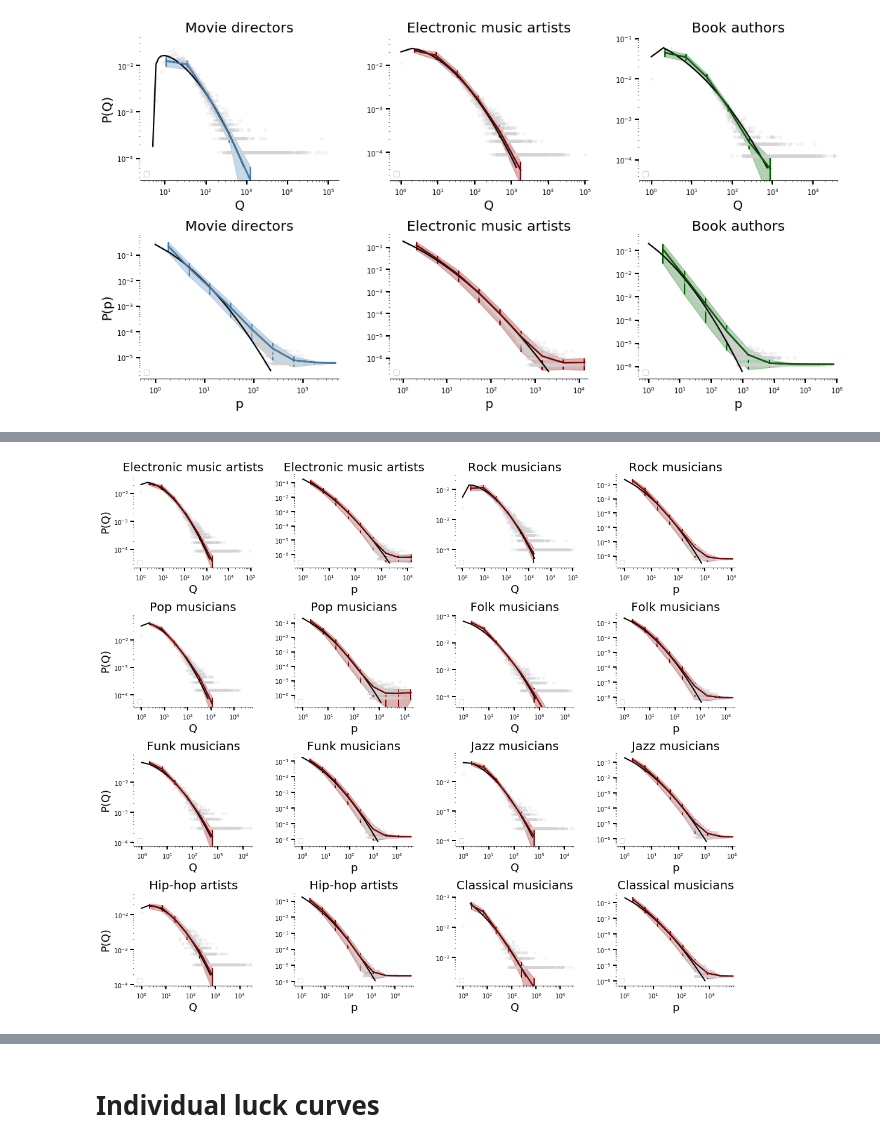
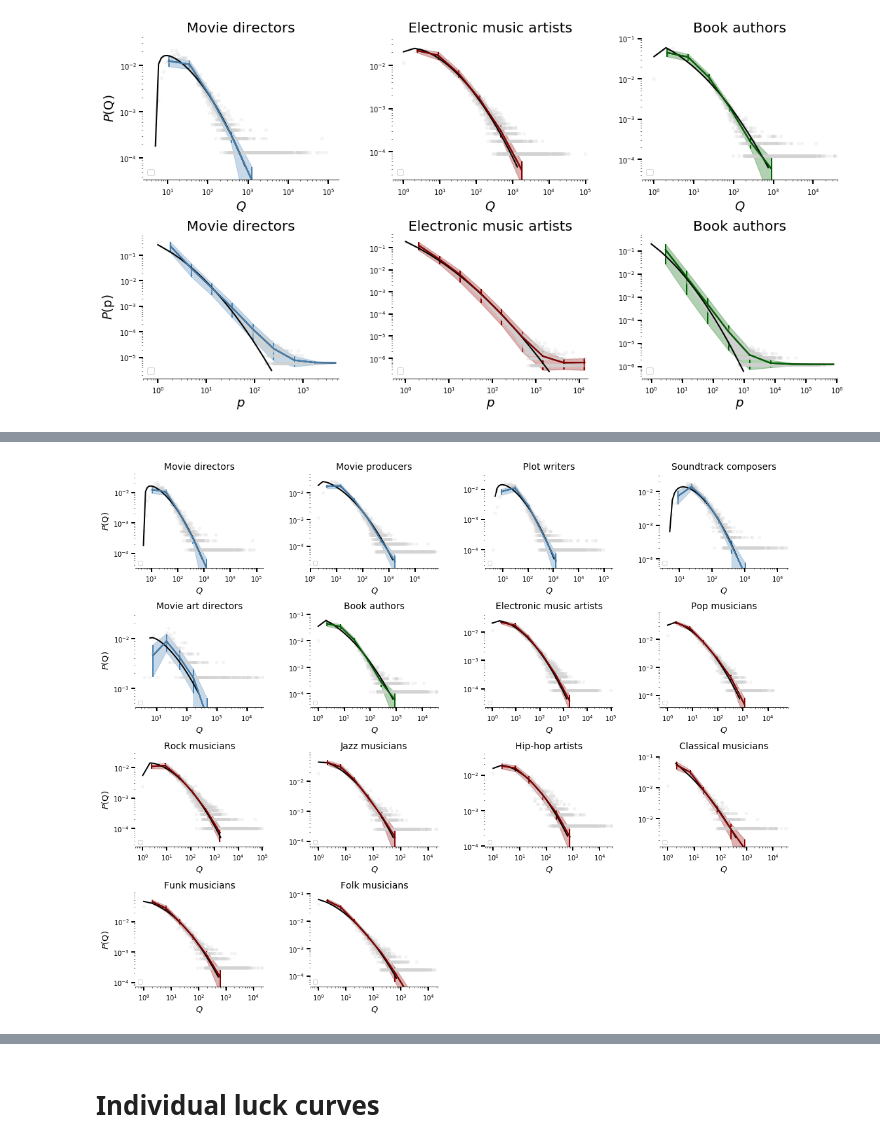
Before and after one commit to milanjanosov/success_engine, a Jupyter notebook: QMODELNEW/FinalPlots.ipynb, the cells around one changed output, grey strips where cells are left out. Drawn from its saved outputs; the diff is of its cells as text; code cells hidden in the pictures.

```diff
--- a/QMODELNEW/FinalPlots.ipynb
+++ b/QMODELNEW/FinalPlots.ipynb
@@ -456,38 +413,29 @@ plt.savefig('../../../../Dropbox/Artisic_careers_paper/text/Figures/S3a.png')
-# %%
-f, ax = plt.subplots(4,4, figsize = (15,13))
-
-do_p_Q_plots('electro-80', ax[0,0], 'darkred', 'Q', 10)
-do_p_Q_plots('electro-80', ax[0,1], 'darkred', 'p', 10)
-
-do_p_Q_plots('rock-80', ax[0,2], 'darkred', 'Q', 10)
-do_p_Q_plots('rock-80', ax[0,3], 'darkred', 'p', 10)
-
-do_p_Q_plots('pop-80', ax[1,0],  'darkred', 'Q', 10)
-do_p_Q_plots('pop-80', ax[1,1],  'darkred', 'p', 10)
-
-do_p_Q_plots('folk-80', ax[1,2], 'darkred', 'Q', 10)
-do_p_Q_plots('folk-80', ax[1,3], 'darkred', 'p', 10)
-
-do_p_Q_plots('funk-80', ax[2,0], 'darkred', 'Q', 10)
-do_p_Q_plots('funk-80', ax[2,1], 'darkred', 'p', 10)
-
-do_p_Q_plots('jazz-80', ax[2,2], 'darkred', 'Q', 10)
-do_p_Q_plots('jazz-80', ax[2,3], 'darkred', 'p', 10)
-
-do_p_Q_plots('hiphop-80', ax[3,0], 'darkred', 'Q', 10)
-do_p_Q_plots('hiphop-80', ax[3,1], 'darkred', 'p', 10)
-
-do_p_Q_plots('classical-80', ax[3,2], 'darkred', 'Q', 10)
-do_p_Q_plots('classical-80', ax[3,3], 'darkred', 'p', 10)
-
-
-for i in range(1,4):
-    for j in range(4):
-        ax[j,i].set_ylabel('')
-
-
-plt.tight_layout()
-
-plt.savefig('../../../../Dropbox/Artisic_careers_paper/text/Figures/S3b.png')
-# %% [output]
-[figure, removed]
+# %%
+figQ, Qax = plt.subplots(4,4, figsize = (15,12))
+
+do_p_Q_plots('director-10',     Qax[0,0], 'steelblue', 'Q', 10, labelfont = 13, titlefont = 14, legendfont = 8)
+do_p_Q_plots('producer-10',     Qax[0,1], 'steelblue', 'Q', 10, labelfont = 13, titlefont = 14, legendfont = 8)
+do_p_Q_plots('writer-10',       Qax[0,2], 'steelblue', 'Q', 10, labelfont = 13, titlefont = 14, legendfont = 8)
+do_p_Q_plots('composer-10',     Qax[0,3], 'steelblue', 'Q', 10, labelfont = 13, titlefont = 14, legendfont = 8)
+do_p_Q_plots('art_director-20', Qax[1,0], 'steelblue', 'Q', 10, labelfont = 13, titlefont = 14, legendfont = 8)
+do_p_Q_plots('authors-50',      Qax[1,1], 'darkgreen', 'Q', 10, labelfont = 13, titlefont = 14, legendfont = 8)
+
+do_p_Q_plots('electro-80',   Qax[1,2], 'darkred', 'Q', 10, labelfont = 13, titlefont = 14, legendfont = 8)
+do_p_Q_plots('pop-80',       Qax[1,3], 'darkred', 'Q', 10, labelfont = 13, titlefont = 14, legendfont = 8)
+do_p_Q_plots('rock-80',      Qax[2,0], 'darkred', 'Q', 10, labelfont = 13, titlefont = 14, legendfont = 8)
+do_p_Q_plots('jazz-80',      Qax[2,1], 'darkred', 'Q', 10, labelfont = 13, titlefont = 14, legendfont = 8)
+do_p_Q_plots('hiphop-80',    Qax[2,2], 'darkred', 'Q', 10, labelfont = 13, titlefont = 14, legendfont = 8)
+do_p_Q_plots('classical-80', Qax[2,3], 'darkred', 'Q', 10, labelfont = 13, titlefont = 14, legendfont = 8)
+do_p_Q_plots('funk-80',      Qax[3,0], 'darkred', 'Q', 10, labelfont = 13, titlefont = 14, legendfont = 8)
+do_p_Q_plots('folk-80',      Qax[3,1], 'darkred', 'Q', 10, labelfont = 13, titlefont = 14, legendfont = 8)
+
+plt.tight_layout()
+[Qax[j,i].set_ylabel('') for i in range(1,4) for j in range(4)]
+
+
+Qax[3,2].axis('off')
+Qax[3,3].axis('off')
+
+plt.savefig('../../../../Dropbox/Artisic_careers_paper/text/Figures/Qfitfull.png')
+# %% [output]
+[figure, added]
```
Also changed, not shown: parts of 50 cells of this notebook, 1 other file.
